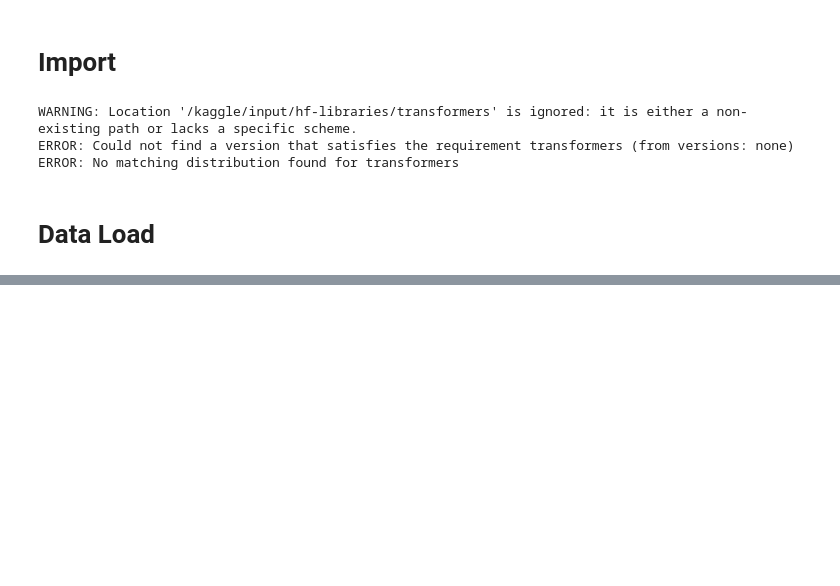
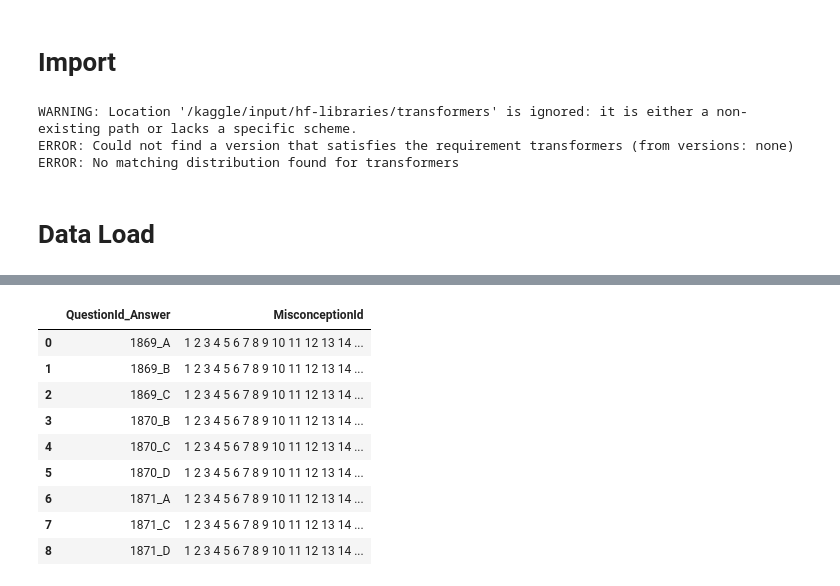
Before and after one commit to itancio/misconception-in-math, a Jupyter notebook: model.ipynb, the cells around one changed output, grey strips where cells are left out. Cells and saved outputs as stored; diff of their text form; code cells hidden in the pictures; blank space fills up the shorter version.

```diff
--- a/model.ipynb
+++ b/model.ipynb
@@ -85,0 +99,14 @@ misconception_mapping = pd.read_csv("Downloads/eedi-mining-misconceptions-in-mat
+# %%
+sample_df = pd.read_csv("sample_submission.csv")
+sample_df
+# %% [output]
+|  | QuestionId_Answer | MisconceptionId |
+| 0 | 1869_A | 1 2 3 4 5 6 7 8 9 10 11 12 13 14 ... |
+| 1 | 1869_B | 1 2 3 4 5 6 7 8 9 10 11 12 13 14 ... |
+| 2 | 1869_C | 1 2 3 4 5 6 7 8 9 10 11 12 13 14 ... |
+| 3 | 1870_B | 1 2 3 4 5 6 7 8 9 10 11 12 13 14 ... |
+| 4 | 1870_C | 1 2 3 4 5 6 7 8 9 10 11 12 13 14 ... |
+| 5 | 1870_D | 1 2 3 4 5 6 7 8 9 10 11 12 13 14 ... |
+| 6 | 1871_A | 1 2 3 4 5 6 7 8 9 10 11 12 13 14 ... |
+| 7 | 1871_C | 1 2 3 4 5 6 7 8 9 10 11 12 13 14 ... |
+| 8 | 1871_D | 1 2 3 4 5 6 7 8 9 10 11 12 13 14 ... |
```
Also changed, not shown: parts of 6 cells of this notebook, 1 other file.
